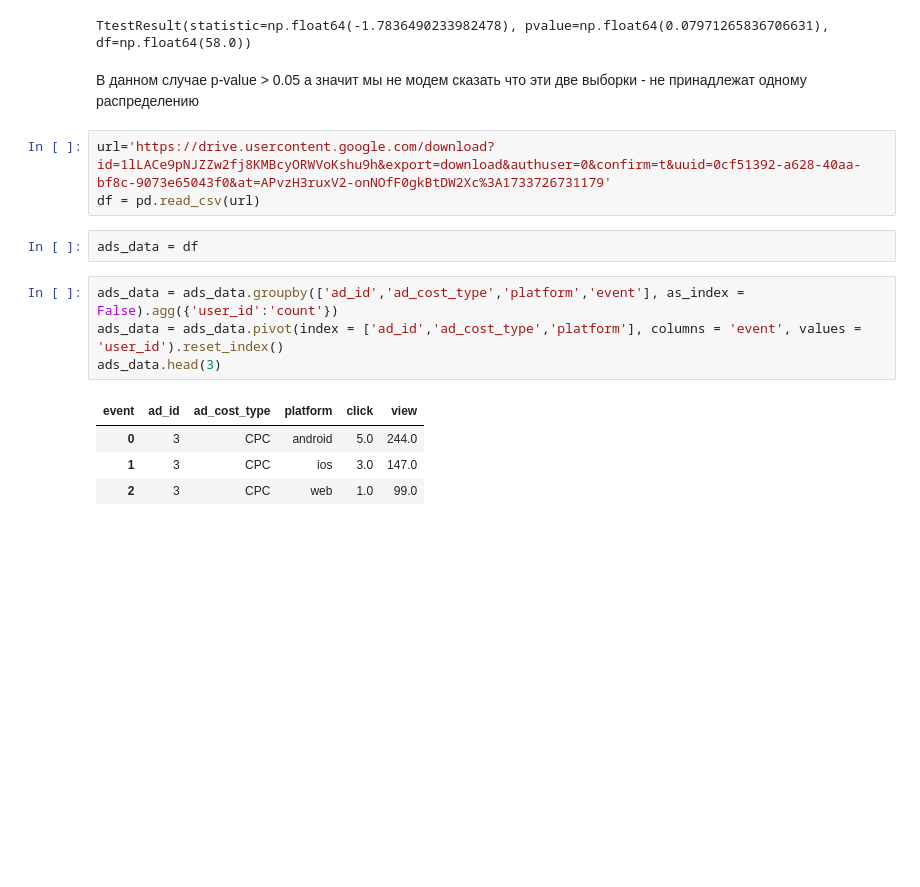
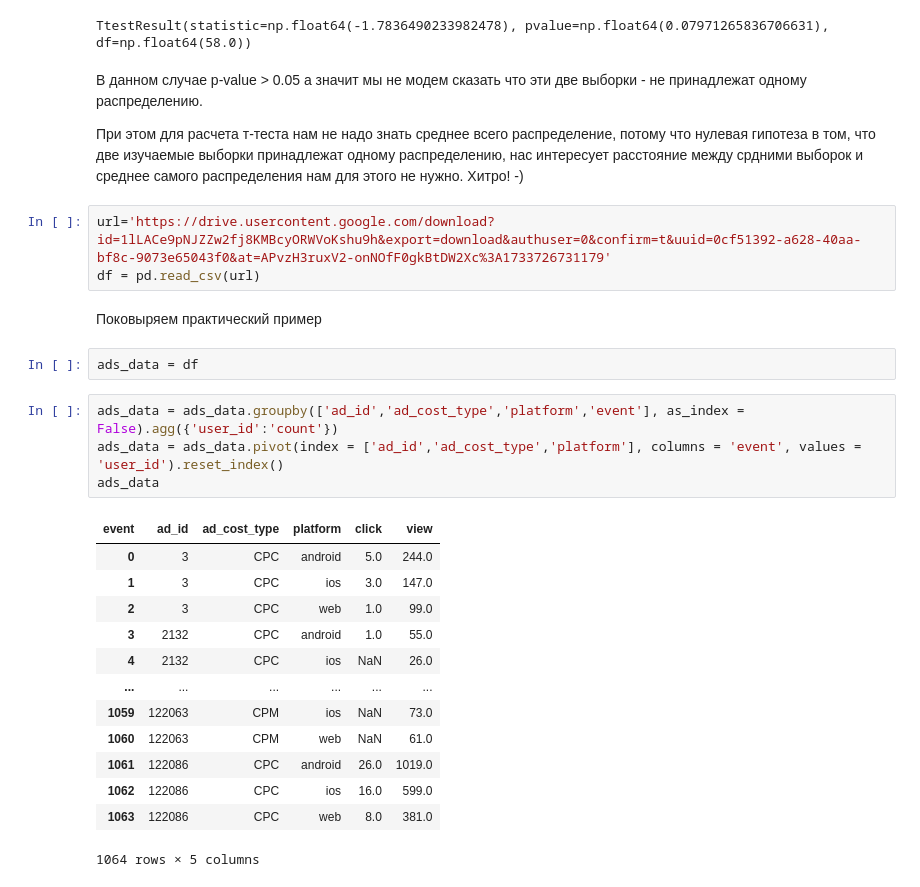
Before and after one commit to sortvalues/my_rep_01, a Jupyter notebook: Statistics/z_and_t_distributions.ipynb, the cells around one changed output. Cells and saved outputs as stored; diff of their text form; blank space fills up the shorter version.

```diff
--- a/Statistics/z_and_t_distributions.ipynb
+++ b/Statistics/z_and_t_distributions.ipynb
@@ -430,19 +286,32 @@ stats.ttest_ind(smpl1, smpl2)
 # %% [output]
 TtestResult(statistic=np.float64(-1.7836490233982478), pvalue=np.float64(0.07971265836706631), df=np.float64(58.0))
 # %% [markdown]
-В данном случае p-value > 0.05 а значит мы не модем сказать что эти две выборки - не принадлежат одному распределению
+В данном случае p-value > 0.05 а значит мы не модем сказать что эти две выборки - не принадлежат одному распределению.
+
+При этом для расчета т-теста нам не надо знать среднее всего распределение, потому что нулевая гипотеза в том, что две изучаемые выборки принадлежат одному распределению, нас интересует расстояние между срдними выборок и среднее самого распределения нам для этого не нужно. Хитро! -)
 # %%
 url='https://drive.usercontent.google.com/download?id=1lLACe9pNJZZw2fj8KMBcyORWVoKshu9h&export=download&authuser=0&confirm=t&uuid=0cf51392-a628-40aa-bf8c-9073e65043f0&at=APvzH3ruxV2-onNOfF0gkBtDW2Xc%3A1733726731179'
 df = pd.read_csv(url)
+# %% [markdown]
+Поковыряем практический пример
 # %%
 ads_data = df
 # %%
 ads_data = ads_data.groupby(['ad_id','ad_cost_type','platform','event'], as_index = False).agg({'user_id':'count'})
 ads_data = ads_data.pivot(index = ['ad_id','ad_cost_type','platform'], columns = 'event', values = 'user_id').reset_index()
-ads_data.head(3)
+ads_data
 # %% [output]
 | event | ad_id | ad_cost_type | platform | click | view |
 | 0 | 3 | CPC | android | 5.0 | 244.0 |
 | 1 | 3 | CPC | ios | 3.0 | 147.0 |
 | 2 | 3 | CPC | web | 1.0 | 99.0 |
+| 3 | 2132 | CPC | android | 1.0 | 55.0 |
+| 4 | 2132 | CPC | ios | NaN | 26.0 |
+| ... | ... | ... | ... | ... | ... |
+| 1059 | 122063 | CPM | ios | NaN | 73.0 |
+| 1060 | 122063 | CPM | web | NaN | 61.0 |
+| 1061 | 122086 | CPC | android | 26.0 | 1019.0 |
+| 1062 | 122086 | CPC | ios | 16.0 | 599.0 |
+| 1063 | 122086 | CPC | web | 8.0 | 381.0 |
+1064 rows × 5 columns
 # %%
```
Also changed, not shown: parts of 31 cells of this notebook.
